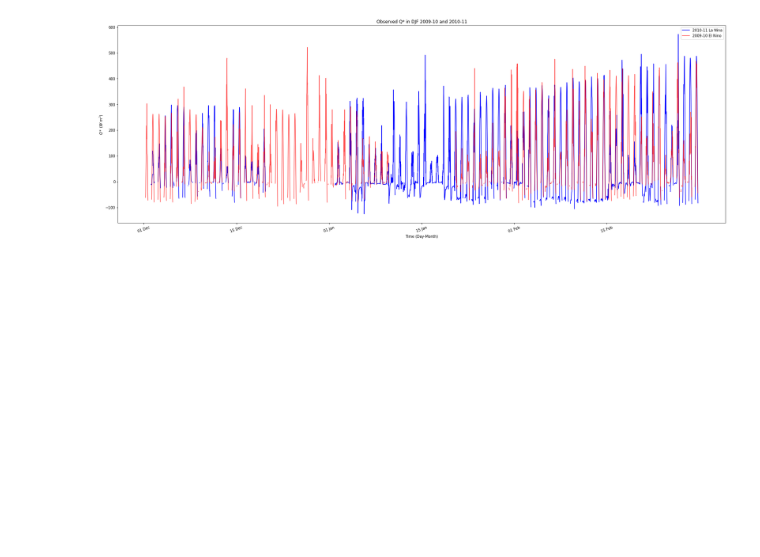
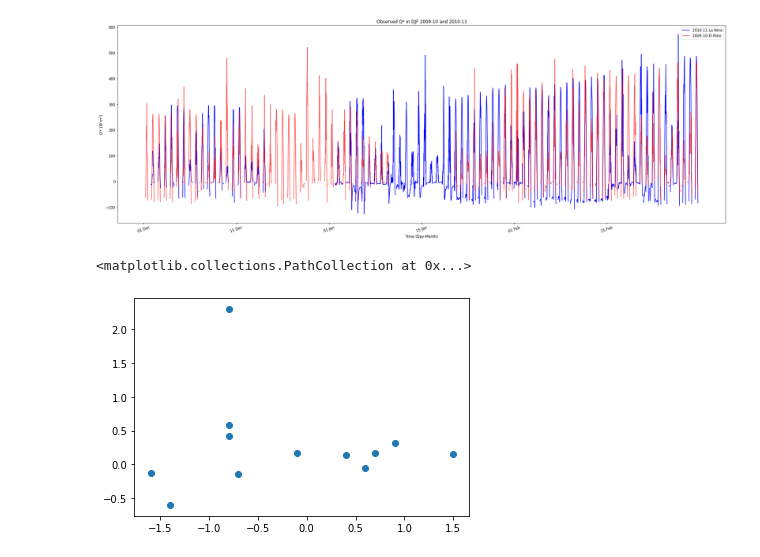
Before and after one commit to rachcheyne/ASSIGNMENT-2, a Jupyter notebook: VAIRA RANCH IONE.ipynb, the cells around one changed output. Cells and saved outputs as stored; diff of their text form; code cells hidden in the pictures; blank space fills up the shorter version.

```diff
--- a/VAIRA RANCH IONE.ipynb
+++ b/VAIRA RANCH IONE.ipynb
@@ -39,3 +37,11 @@ df_fluxes = df_data.filter(['NETRAD', 'H', 'LE', 'TA','P'])
+# %%
+data=np.genfromtxt("Nino A2.csv", delimiter=',', filling_values=np.nan)
+#year=np.genfromtxt("Nino A2.csv", delimiter=',', usecols=(0), dtype=None)
+year=data[2:14,0]
+SST=data[2:14,1]
+#assign variables
+x=year
+y=SST
 # %%
 df_2001DJF=df_fluxes.loc['2000 12 01':'2001 02 28']
 df_2002DJF=df_fluxes.loc['2001 12 01':'2002 02 28']
@@ -128,3 +139,39 @@ QE_2011_range=QE2011.resample('1D').max()-QE2011.resample('1D').min()
 QH_2011_range=QH2011.resample('1D').max()-QH2011.resample('1D').min()
 PR_2011_range=PR2011.resample('1D').max()-PR2011.resample('1D').min()
 TA_2011_range=TA2011.resample('1D').max()-TA2011.resample('1D').min()
+# %%
+YEARLY_QE_RATIO=[]
+#NR_99=df_1999DJF[df_1999DJF.NETRAD!=0]
+#np.mean(df_1999DJF.H/NR_99.NETRAD)
+#YEARLY_QE_RATIO.append(np.mean(df_1999DJF.LE/NR_99.NETRAD))
+#NR_00=df_2000DJF[df_2000DJF.NETRAD!=0]
+#np.mean(df_2000DJF.H/NR_00.NETRAD)
+#YEARLY_QE_RATIO.append(np.mean(df_2000DJF.LE/NR_00.NETRAD))
+YEARLY_QE_RATIO.append(np.mean(df_2001DJF.LE/df_2001DJF.NETRAD))
+YEARLY_QE_RATIO.append(np.mean(df_2002DJF.LE/df_2002DJF.NETRAD))
+NR_03=df_2003DJF[df_2003DJF.NETRAD!=0]
+YEARLY_QE_RATIO.append(np.mean(df_2003DJF.H/NR_03.NETRAD))
+NR_04=df_2004DJF[df_2004DJF.NETRAD!=0]
+YEARLY_QE_RATIO.append(np.mean(df_2004DJF.LE/NR_04.NETRAD))
+NR_05=df_2005DJF[df_2005DJF.NETRAD!=0]
+YEARLY_QE_RATIO.append(np.mean(df_2005DJF.LE/NR_05.NETRAD))
+NR_06=df_2006DJF[df_2006DJF.NETRAD!=0]
+YEARLY_QE_RATIO.append(np.mean(df_2006DJF.LE/NR_06.NETRAD))
+NR_07=df_2007DJF[df_2007DJF.NETRAD!=0]
+YEARLY_QE_RATIO.append(np.mean(df_2007DJF.LE/NR_07.NETRAD))
+YEARLY_QE_RATIO.append(np.mean(df_2008DJF.LE/df_2008DJF.NETRAD))
+YEARLY_QE_RATIO.append(np.mean(df_2009DJF.LE/df_2009DJF.NETRAD))
+YEARLY_QE_RATIO.append(np.mean(df_2010DJF.LE/df_2010DJF.NETRAD))
+YEARLY_QE_RATIO.append(np.mean(df_2011DJF.LE/df_2011DJF.NETRAD))
+YEARLY_QE_RATIO.append(np.mean(df_2012DJF.LE/df_2012DJF.NETRAD))
+#YEARLY_QE_RATIO.append(np.mean(df_2013DJF.LE/df_2013DJF.NETRAD))
+#YEARLY_QE_RATIO.append(np.mean(df_2014DJF.LE/df_2014DJF.NETRAD))
+#YEARLY_QE_RATIO.append(np.mean(df_2015DJF.LE/df_2015DJF.NETRAD))
+#YEARLY_QE_RATIO.append(np.mean(df_2016DJF.LE/df_2016DJF.NETRAD))
+#YEARLY_QE_RATIO.append(np.mean(df_2017DJF.LE/df_2017DJF.NETRAD))
+#YEARLY_QE_RATIO.append(np.mean(df_2018DJF.LE/df_2018DJF.NETRAD))
+#YEARLY_QE_RATIO.append(np.mean(df_2019DJF.LE/df_2019DJF.NETRAD))
+plt.scatter(SST,YEARLY_QE_RATIO)
+# %% [output]
+<matplotlib.collections.PathCollection at 0x...>
+[figure, added]
```
Also changed, not shown: parts of 6 cells of this notebook.
